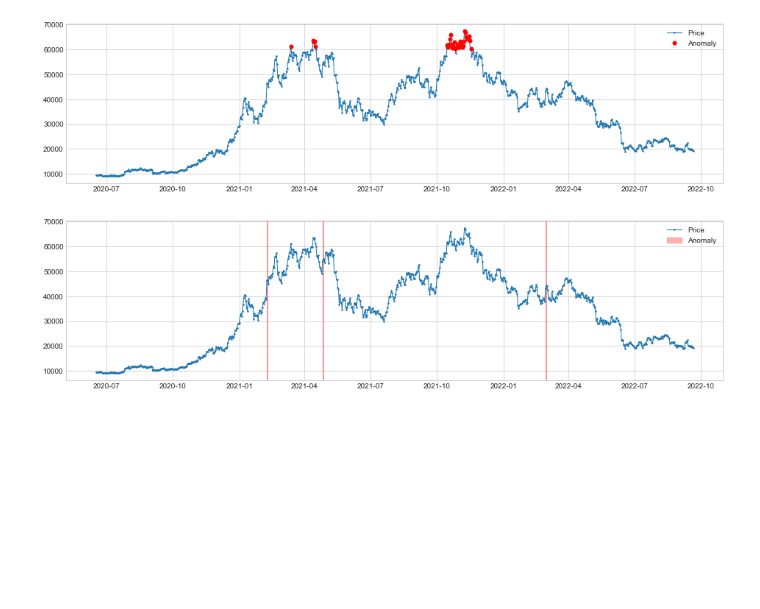
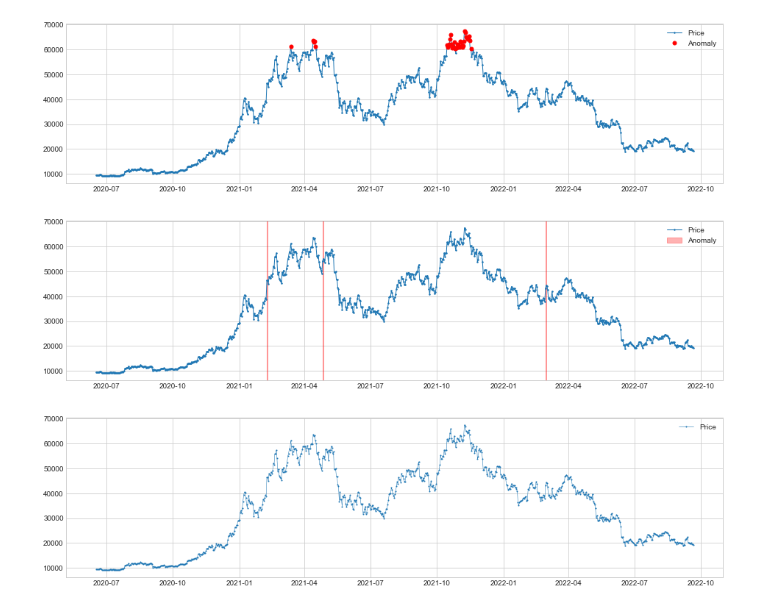
Before and after one commit to hoangks5/Abnomaly-Dectecion, a Jupyter notebook: adtk_docs.ipynb, the cells around one changed output. Cells and saved outputs as stored; diff of their text form; code cells hidden in the pictures; blank space fills up the shorter version.

```diff
--- a/adtk_docs.ipynb
+++ b/adtk_docs.ipynb
@@ -38,6 +38,8 @@ plot(s, anomaly=anomalies, ts_linewidth=1, ts_markersize=3, anomaly_color='red')
 [figure]
 # %%
 
-persist_ad.window = 24
+persist_ad.window = 1
 anomalies = persist_ad.fit_detect(s)
 plot(s, anomaly=anomalies, anomaly_color='red');
+# %% [output]
+[figure, added]
```
